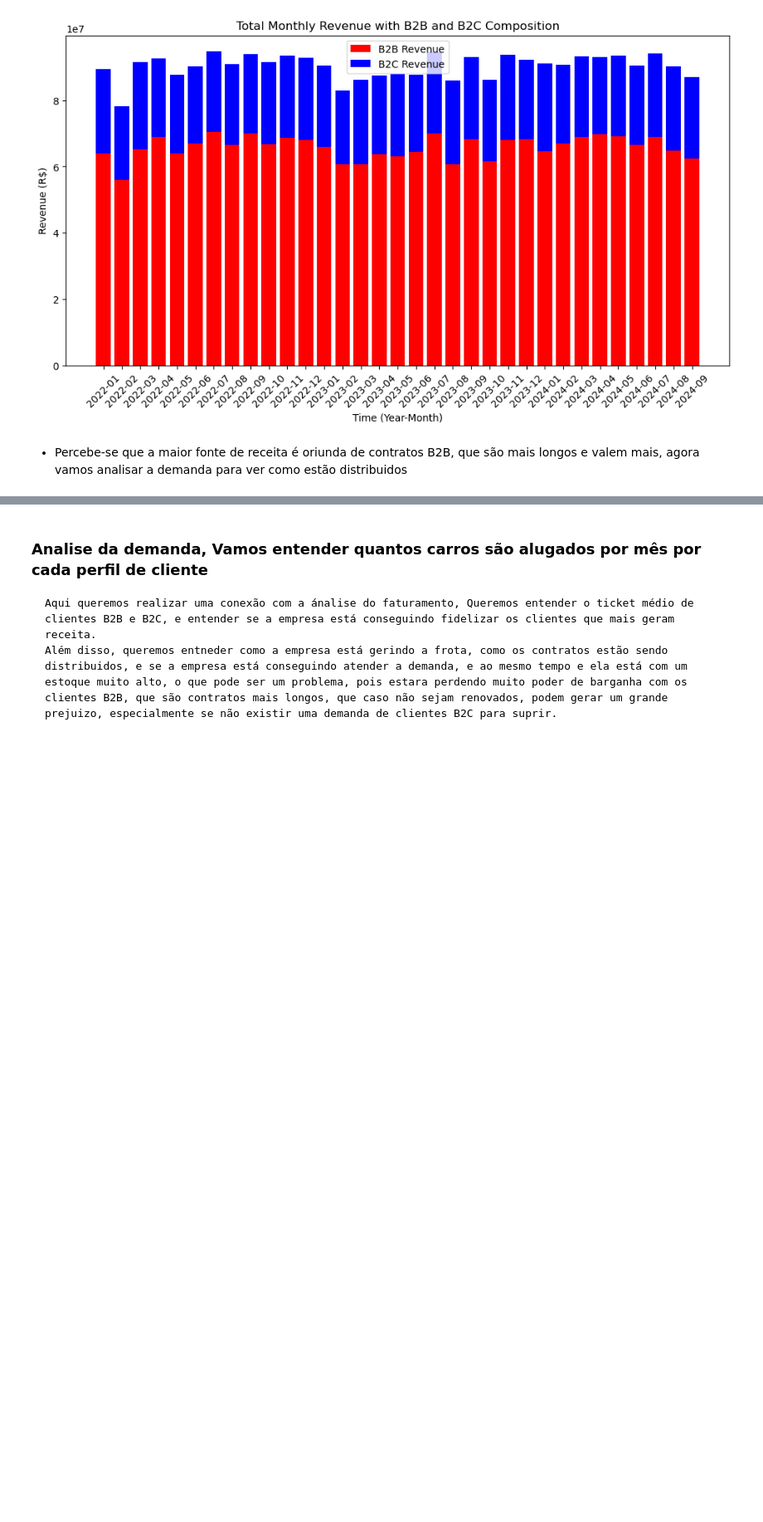
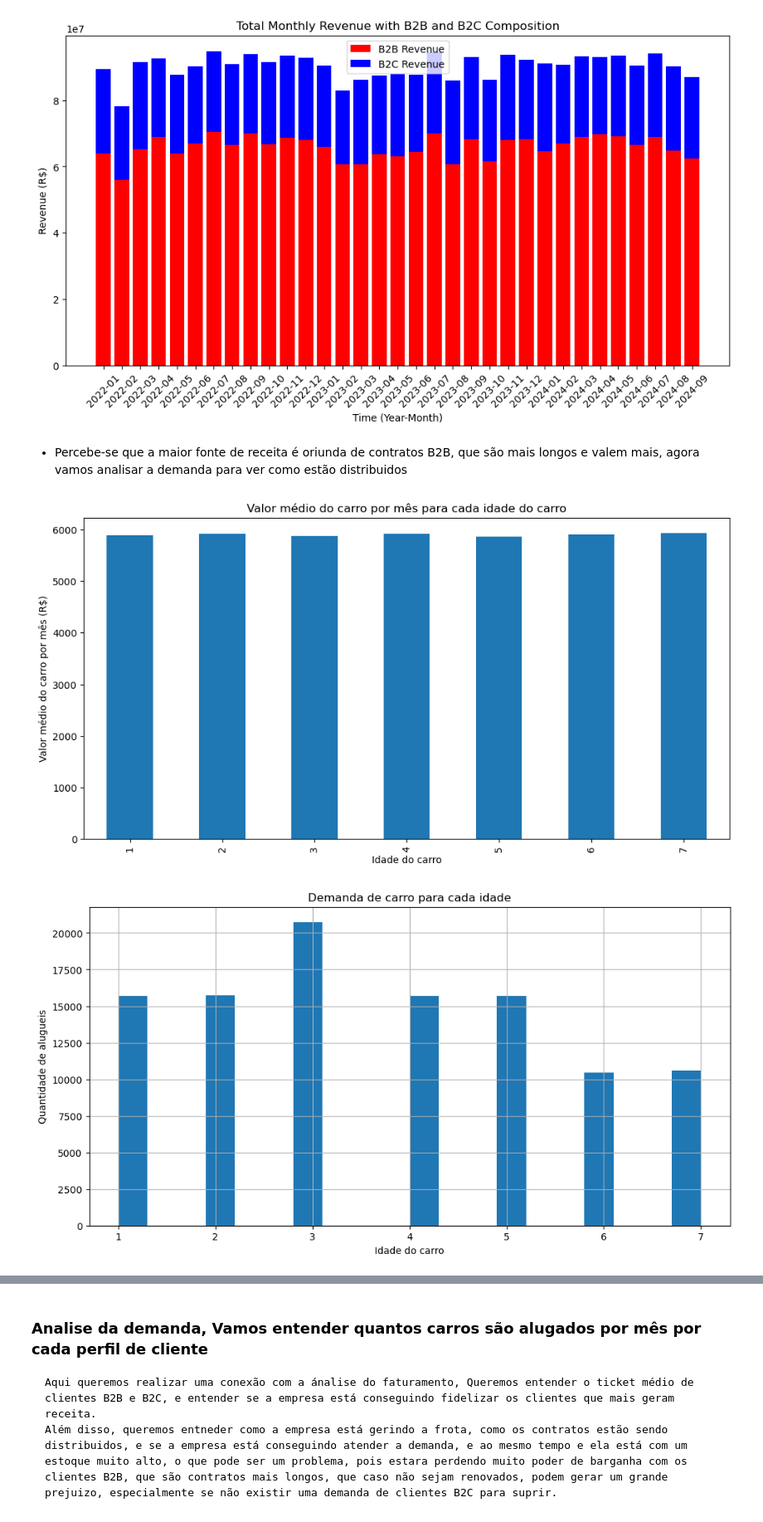
Before and after one commit to Henrique-Albuquerque2/PS-IJR-Grupo10, a Jupyter notebook: AnaliseAluguel.ipynb, the cells around one changed output, grey strips where cells are left out. Shown at 83% size. Drawn from its saved outputs; the diff is of its cells as text; code cells hidden in the pictures; blank space fills up the shorter version.

Commit message:
Gráficos carros

```diff
--- a/AnaliseAluguel.ipynb
+++ b/AnaliseAluguel.ipynb
@@ -449,3 +449,33 @@ plt.show()
 [figure]
 # %% [markdown]
 - Percebe-se que a maior fonte de receita é oriunda de contratos B2B, que são mais longos e valem mais, agora vamos analisar a demanda para ver como estão distribuidos
+# %%
+# Printar gráfico do valo médio do carro por mês para cada idade do carro
+plt.figure(figsize=(12, 6))
+db_alugueis.groupby('Idade do carro')['Valor médio do carro por mês'].mean().plot(kind='bar')
+plt.title('Valor médio do carro por mês para cada idade do carro')
+plt.xlabel('Idade do carro')
+plt.ylabel('Valor médio do carro por mês (R$)')
+plt.show()
+
+# printar a lista dos valores do gráfico a cima
+db_alugueis.groupby('Idade do carro')['Valor médio do carro por mês'].mean()
+
+# Plotar histograma da demanda de carro para cada idade
+plt.figure(figsize=(12, 6))
+db_alugueis['Idade do carro'].hist(bins=20)
+plt.title('Demanda de carro para cada idade')
+plt.xlabel('Idade do carro')
+plt.ylabel('Quantidade de alugueis')
+plt.show()
+
+# Plotar o gráfico de tempo de aluguel por idade do carro
+plt.figure(figsize=(12, 6))
+db_alugueis.groupby('Idade do carro')['Tempo de aluguel'].mean().plot(kind='bar')
+plt.title('Tempo de aluguel por idade do carro')
+plt.xlabel('Idade do carro')
+plt.ylabel('Tempo de aluguel')
+plt.show()
+# %% [output]
+[figure, added]
+[figure, added]
```
Also changed, not shown: parts of 1 cell of this notebook, 2 other files.
